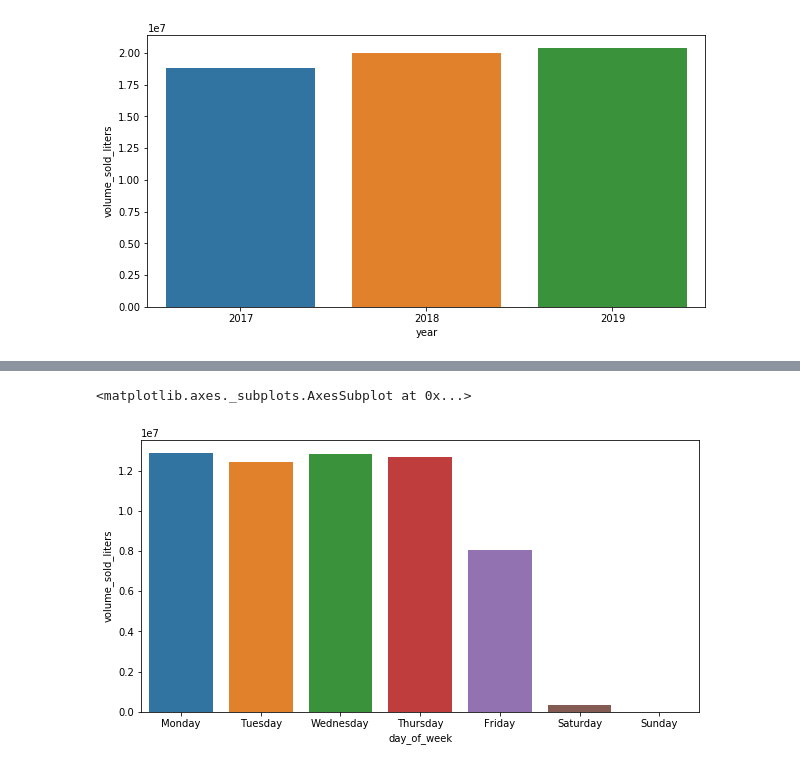
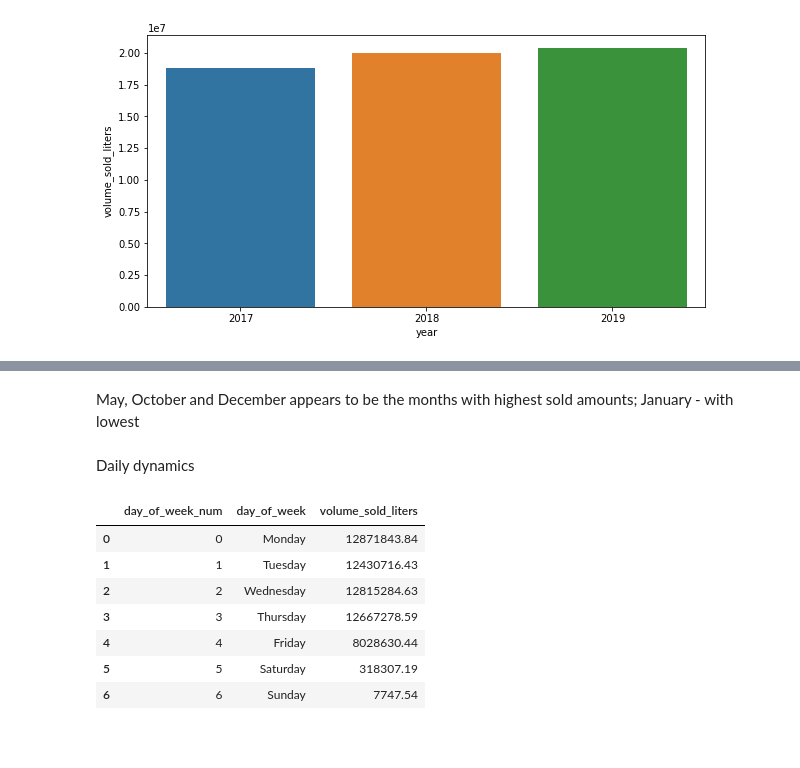
Before and after one commit to polesh21/iowa_liquor_sales, a Jupyter notebook: EDA_iowa.ipynb, the cells around one changed output, grey strips where cells are left out. Saved outputs shown, nothing was run; the diff lists cells and outputs as text; code cells hidden in the pictures; blank space fills up the shorter version.

```diff
--- a/EDA_iowa.ipynb
+++ b/EDA_iowa.ipynb
@@ -130,8 +172,17 @@ sns.barplot(x='month',y='volume_sold_liters',data=liters_by_month)
+# %% [markdown]
+May, October and December appears to be the months with highest sold amounts;  January - with lowest
+# %% [markdown]
+Daily dynamics
 # %%
 by_day = df.groupby(['day_of_week_num','day_of_week']).sum().reset_index()
 liters_by_day = by_day[['day_of_week_num','day_of_week','volume_sold_liters']]
-
-sns.barplot(x='day_of_week',y='volume_sold_liters',data=liters_by_day)
+liters_by_day
 # %% [output]
-<matplotlib.axes._subplots.AxesSubplot at 0x...>
-[figure, removed]
+|  | day_of_week_num | day_of_week | volume_sold_liters |
+| 0 | 0 | Monday | 12871843.84 |
+| 1 | 1 | Tuesday | 12430716.43 |
+| 2 | 2 | Wednesday | 12815284.63 |
+| 3 | 3 | Thursday | 12667278.59 |
+| 4 | 4 | Friday | 8028630.44 |
+| 5 | 5 | Saturday | 318307.19 |
+| 6 | 6 | Sunday | 7747.54 |
```
Also changed, not shown: parts of 32 cells of this notebook.
